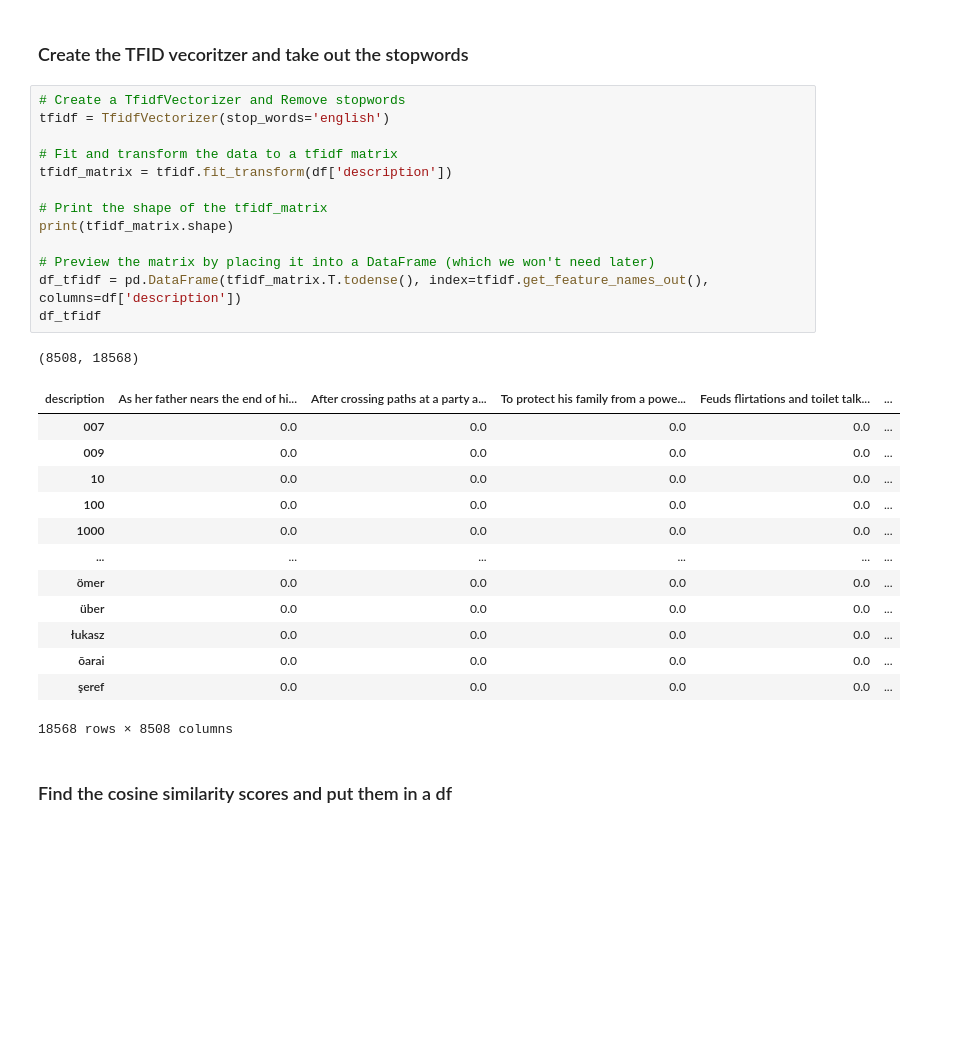
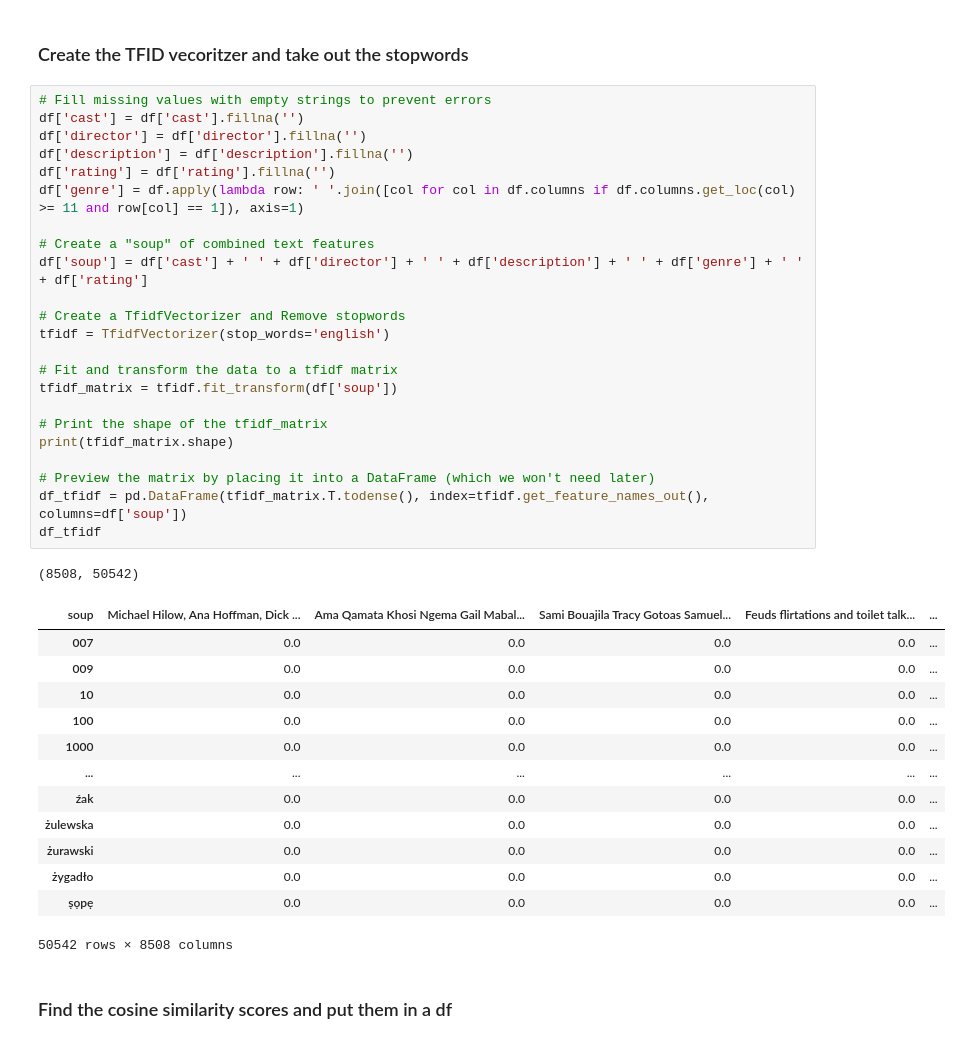
Before and after one commit to sand20man/Winter_Intex_1-10, a Jupyter notebook: ContentFilterRecommender.ipynb, the cells around one changed output. Drawn from its saved outputs; the diff is of its cells as text; blank space fills up the shorter version.

```diff
--- a/ContentFilterRecommender.ipynb
+++ b/ContentFilterRecommender.ipynb
@@ -23,33 +23,43 @@ df.shape
 # %% [markdown]
 ### Create the TFID vecoritzer and take out the stopwords
 # %%
+# Fill missing values with empty strings to prevent errors
+df['cast'] = df['cast'].fillna('')
+df['director'] = df['director'].fillna('')
+df['description'] = df['description'].fillna('')
+df['rating'] = df['rating'].fillna('')
+df['genre'] = df.apply(lambda row: ' '.join([col for col in df.columns if df.columns.get_loc(col) >= 11 and row[col] == 1]), axis=1)
+
+# Create a "soup" of combined text features
+df['soup'] = df['cast'] + ' ' + df['director'] + ' ' + df['description'] + ' ' + df['genre'] + ' ' + df['rating']
+
 # Create a TfidfVectorizer and Remove stopwords
 tfidf = TfidfVectorizer(stop_words='english')
 
 # Fit and transform the data to a tfidf matrix
-tfidf_matrix = tfidf.fit_transform(df['description'])
+tfidf_matrix = tfidf.fit_transform(df['soup'])
 
 # Print the shape of the tfidf_matrix
 print(tfidf_matrix.shape)
 
 # Preview the matrix by placing it into a DataFrame (which we won't need later)
-df_tfidf = pd.DataFrame(tfidf_matrix.T.todense(), index=tfidf.get_feature_names_out(), columns=df['description'])
+df_tfidf = pd.DataFrame(tfidf_matrix.T.todense(), index=tfidf.get_feature_names_out(), columns=df['soup'])
 df_tfidf
 # %% [output]
-(8508, 18568)
+(8508, 50542)
-| description | As her father nears the end of hi... | After crossing paths at a party a... | To protect his family from a powe... | Feuds flirtations and toilet talk... | ... |
+| soup | Michael Hilow, Ana Hoffman, Dick ... | Ama Qamata Khosi Ngema Gail Mabal... | Sami Bouajila Tracy Gotoas Samuel... | Feuds flirtations and toilet talk... | ... |
 | 007 | 0.0 | 0.0 | 0.0 | 0.0 | ... |
 | 009 | 0.0 | 0.0 | 0.0 | 0.0 | ... |
 | 10 | 0.0 | 0.0 | 0.0 | 0.0 | ... |
 | 100 | 0.0 | 0.0 | 0.0 | 0.0 | ... |
 | 1000 | 0.0 | 0.0 | 0.0 | 0.0 | ... |
 | ... | ... | ... | ... | ... | ... |
-| ömer | 0.0 | 0.0 | 0.0 | 0.0 | ... |
-| über | 0.0 | 0.0 | 0.0 | 0.0 | ... |
-| łukasz | 0.0 | 0.0 | 0.0 | 0.0 | ... |
-| ōarai | 0.0 | 0.0 | 0.0 | 0.0 | ... |
-| şeref | 0.0 | 0.0 | 0.0 | 0.0 | ... |
+| źak | 0.0 | 0.0 | 0.0 | 0.0 | ... |
+| żulewska | 0.0 | 0.0 | 0.0 | 0.0 | ... |
+| żurawski | 0.0 | 0.0 | 0.0 | 0.0 | ... |
+| żygadło | 0.0 | 0.0 | 0.0 | 0.0 | ... |
+| ṣọpẹ | 0.0 | 0.0 | 0.0 | 0.0 | ... |
-18568 rows × 8508 columns
+50542 rows × 8508 columns
 # %% [markdown]
 ### Find the cosine similarity scores and put them in a df
 # %%
```
Also changed, not shown: parts of 3 cells of this notebook, 2 other files.
